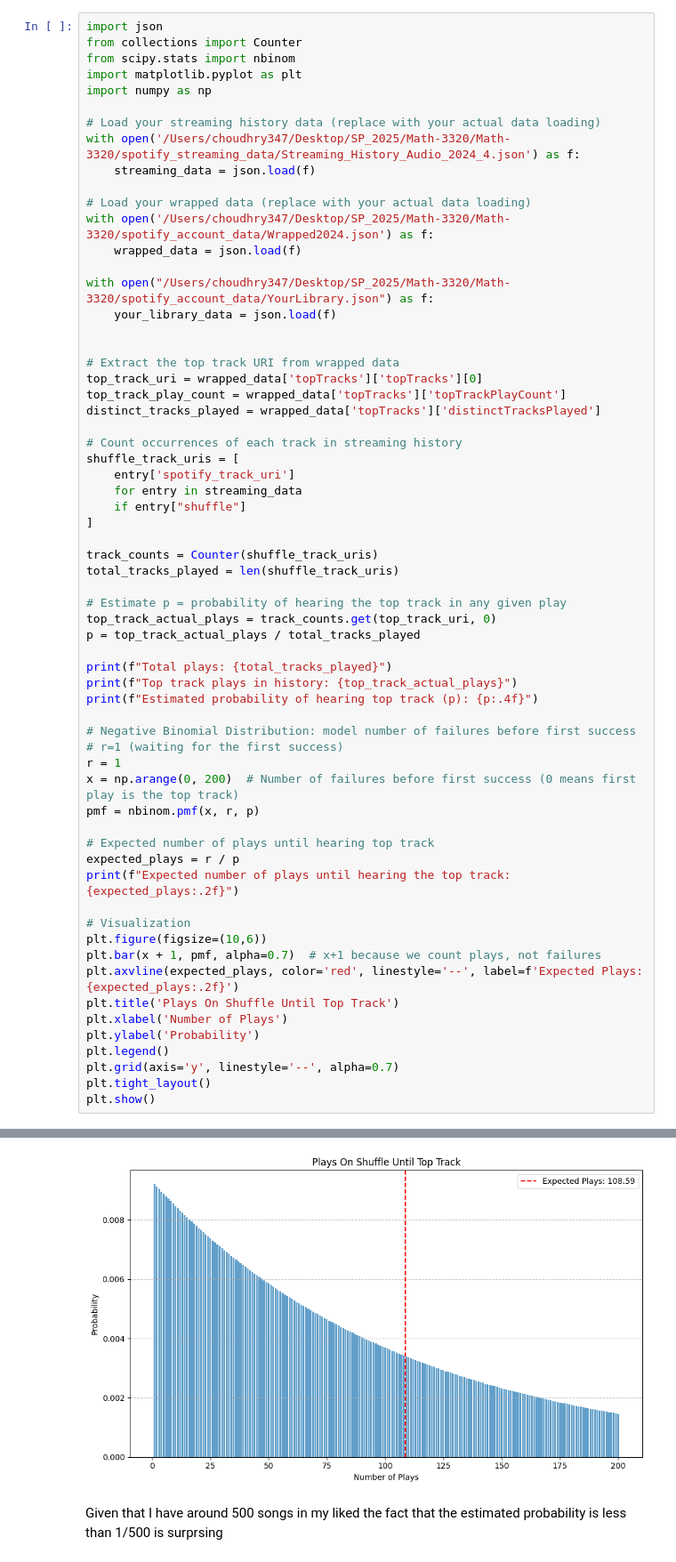
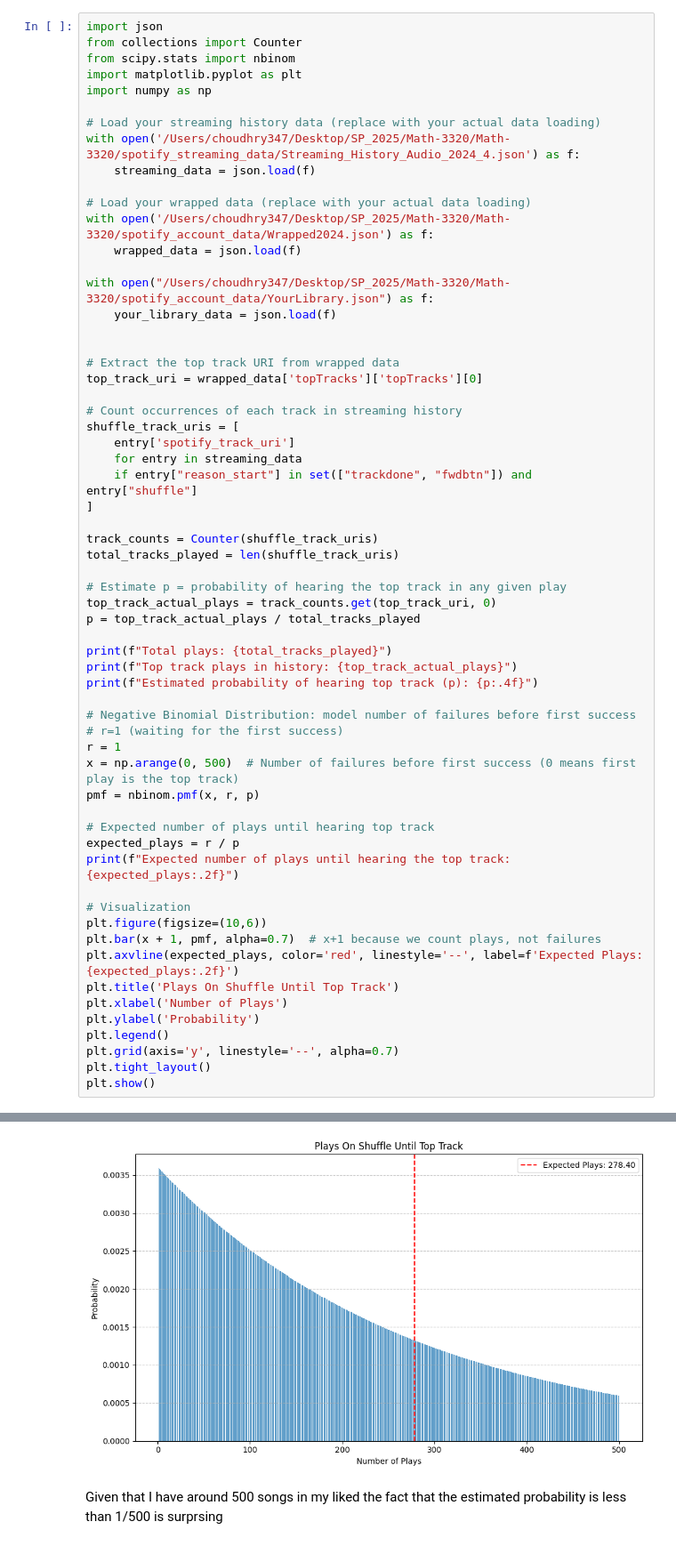
Before and after one commit to Choudhry18/Math-3320, a Jupyter notebook: final_presentation.ipynb, the cells around one changed output, grey strips where cells are left out. Shown at 89% size. Saved outputs shown, nothing was run; the diff lists cells and outputs as text.

Commit message:
commit before presenting

```diff
--- a/final_presentation.ipynb
+++ b/final_presentation.ipynb
@@ -19,14 +19,12 @@ with open("/Users/choudhry347/Desktop/SP_2025/Math-3320/Math-3320/spotify_accoun
 
 # Extract the top track URI from wrapped data
 top_track_uri = wrapped_data['topTracks']['topTracks'][0]
-top_track_play_count = wrapped_data['topTracks']['topTrackPlayCount']
-distinct_tracks_played = wrapped_data['topTracks']['distinctTracksPlayed']
 
 # Count occurrences of each track in streaming history
 shuffle_track_uris = [
     entry['spotify_track_uri']
     for entry in streaming_data
-    if entry["shuffle"]
+    if entry["reason_start"] in set(["trackdone", "fwdbtn"]) and entry["shuffle"]
 ]
 
 track_counts = Counter(shuffle_track_uris)
@@ -43,7 +41,7 @@ print(f"Estimated probability of hearing top track (p): {p:.4f}")
 # Negative Binomial Distribution: model number of failures before first success
 # r=1 (waiting for the first success)
 r = 1
-x = np.arange(0, 200)  # Number of failures before first success (0 means first play is the top track)
+x = np.arange(0, 500)  # Number of failures before first success (0 means first play is the top track)
 pmf = nbinom.pmf(x, r, p)
 
 # Expected number of plays until hearing top track
@@ -69,4 +67,4 @@ Expected number of plays until hearing the top track: 108.59
-[figure, old version]
+[figure, new version]
 # %% [markdown]
 Given that I have around 500 songs in my liked the fact that the estimated probability is less than 1/500 is surprsing
 # %%
```
Also changed, not shown: parts of 5 cells of this notebook.
